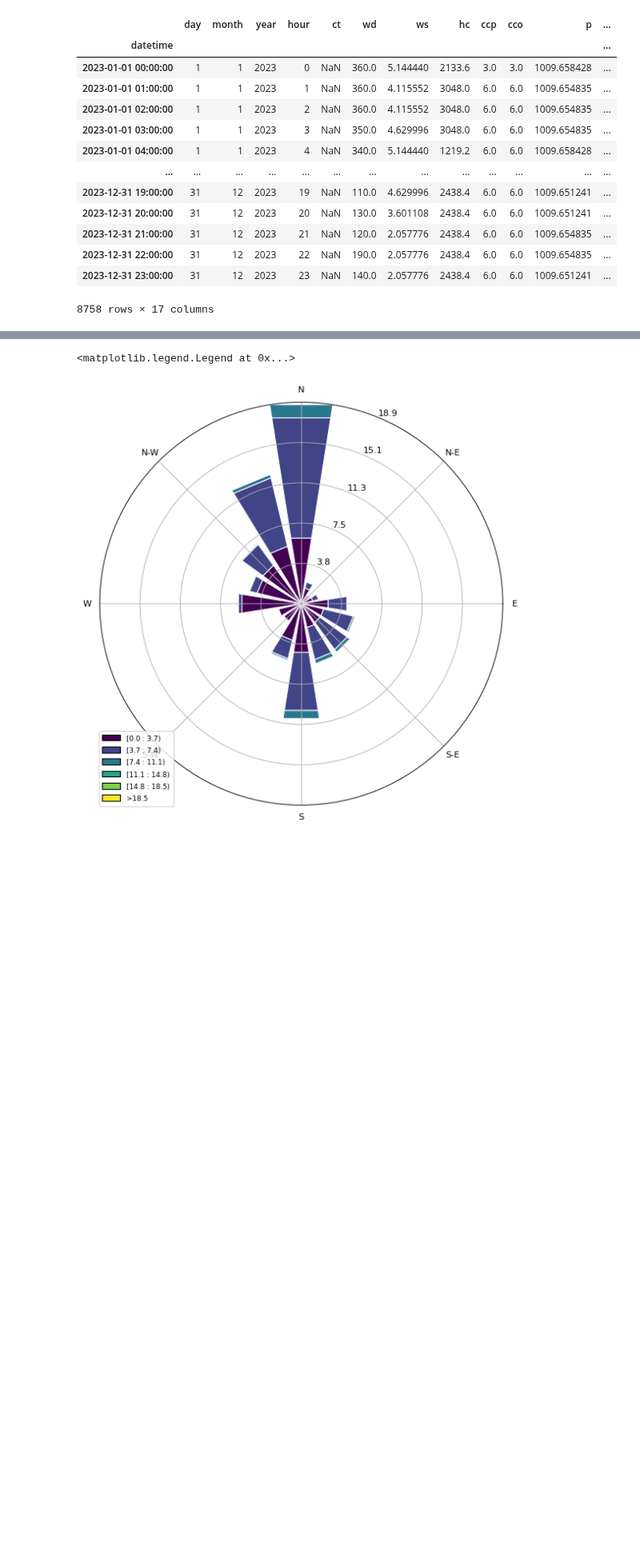
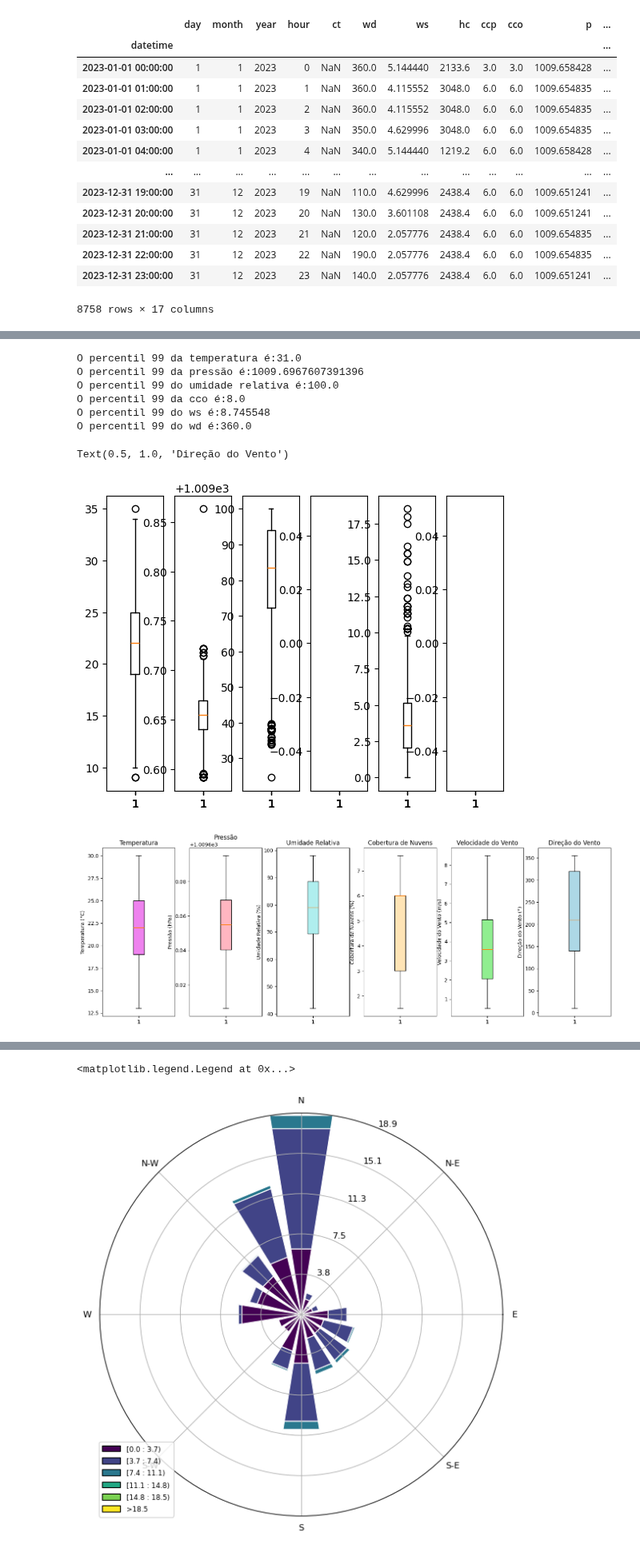
Before and after one commit to anapietroski/Controle_AnaPietroski, a Jupyter notebook: Atividade02_Ana_e_Barbara.ipynb, the cells around one changed output, grey strips where cells are left out. Shown at 80% size. Cells and saved outputs as stored; diff of their text form; code cells hidden in the pictures; blank space fills up the shorter version.

```diff
--- a/Atividade02_Ana_e_Barbara.ipynb
+++ b/Atividade02_Ana_e_Barbara.ipynb
@@ -157,3 +108,83 @@ O percentil 99 da wd é:360.0
+# %%
+# Fazendo boxplot das variáveis
+fig,ax = plt.subplots(1,6,sharex=True)
+ax[0].boxplot(metSuperficie['temp'])
+ax[1].boxplot(metSuperficie['p'])
+ax[2].boxplot(metSuperficie['relh'])
+ax[3].boxplot(metSuperficie['cco'])
+ax[4].boxplot(metSuperficie['ws'])
+ax[5].boxplot(metSuperficie['wd'])
+
+# Removendo valores acima do percentil 99°
+import numpy as np
+temp99 = np.percentile(metSuperficie['temp'],99)
+print('O percentil 99 da temperatura é:'+str(temp99))
+p99 = np.percentile(metSuperficie['p'],99)
+print('O percentil 99 da pressão é:'+str(p99))
+relh99 = relh9 = np.percentile(metSuperficie['relh'],99)
+print('O percentil 99 do umidade relativa é:'+str(relh99))
+cco99 = np.nanpercentile(metSuperficie['cco'],99)
+print('O percentil 99 da cco é:'+str(cco99))
+ws99 = np.percentile(metSuperficie['ws'],99)
+print('O percentil 99 do ws é:'+str(ws99))
+wd99 =  np.nanpercentile(metSuperficie['wd'],99)
+print('O percentil 99 do wd é:'+str(wd99))
+
+import matplotlib.pyplot as plt
+import numpy as np
+
+# Definindo cores para cada boxplot
+box_colors = ['violet', 'lightpink', 'paleturquoise', 'moccasin', 'lightgreen', 'lightblue']
+
+fig, ax = plt.subplots(1, 6, sharex=True, figsize=(18, 6))
+
+# Adicionando cores aos boxplots
+boxes = [
+    ax[0].boxplot(metSuperficie['temp'][(metSuperficie['temp'] < temp99) &
+                                        (metSuperficie['temp'] > np.percentile(metSuperficie['temp'], 0.5))],
+                  patch_artist=True, boxprops=dict(facecolor=box_colors[0])),
+    ax[1].boxplot(metSuperficie['p'][(metSuperficie['p'] < p99) &
+                                     (metSuperficie['p'] > np.percentile(metSuperficie['p'], 0.5))],
+                  patch_artist=True, boxprops=dict(facecolor=box_colors[1])),
+    ax[2].boxplot(metSuperficie['relh'][(metSuperficie['relh'] < relh99) &
+                                        (metSuperficie['relh'] > np.percentile(metSuperficie['relh'], 0.5))],
+                  patch_artist=True, boxprops=dict(facecolor=box_colors[2])),
+    ax[3].boxplot(metSuperficie['cco'][(metSuperficie['cco'] < cco99) &
+                                       (metSuperficie['cco'] > np.nanpercentile(metSuperficie['cco'], 0.5))],
+                  patch_artist=True, boxprops=dict(facecolor=box_colors[3])),
+    ax[4].boxplot(metSuperficie['ws'][(metSuperficie['ws'] < ws99) &
+                                      (metSuperficie['ws'] > np.percentile(metSuperficie['ws'], 0.5))],
+                  patch_artist=True, boxprops=dict(facecolor=box_colors[4])),
+    ax[5].boxplot(metSuperficie['wd'][(metSuperficie['wd'] < wd99) &
+                                      (metSuperficie['wd'] > np.nanpercentile(metSuperficie['wd'], 0.5))],
+                  patch_artist=True, boxprops=dict(facecolor=box_colors[5]))
+]
+
+# Ajustando os rótulos dos eixos
+ax[0].set_ylabel('Temperatura (°C)')
+ax[1].set_ylabel('Pressão (hPa)')
+ax[2].set_ylabel('Umidade Relativa (%)')
+ax[3].set_ylabel('Cobertura de Nuvens (%)')
+ax[4].set_ylabel('Velocidade do Vento (m/s)')
+ax[5].set_ylabel('Direção do Vento (°)')
+
+# Adicionando títulos para cada subplot
+ax[0].set_title('Temperatura')
+ax[1].set_title('Pressão')
+ax[2].set_title('Umidade Relativa')
+ax[3].set_title('Cobertura de Nuvens')
+ax[4].set_title('Velocidade do Vento')
+ax[5].set_title('Direção do Vento')
+# %% [output]
+O percentil 99 da temperatura é:31.0
+O percentil 99 da pressão é:1009.6967607391396
+O percentil 99 do umidade relativa é:100.0
+O percentil 99 da cco é:8.0
+O percentil 99 do ws é:8.745548
+O percentil 99 do wd é:360.0
+Text(0.5, 1.0, 'Direção do Vento')
+[figure, added]
+[figure, added]
 # %%
 # Estatísticas dos dados
 print(metSuperficie)
```
Also changed, not shown: parts of 4 cells of this notebook.
